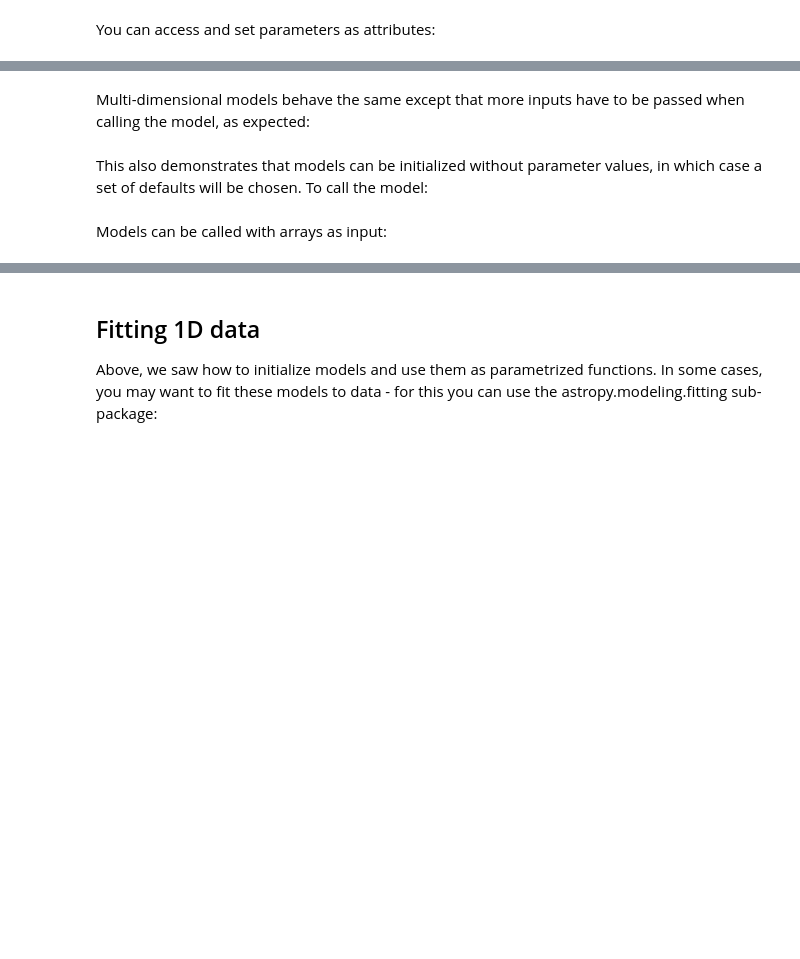
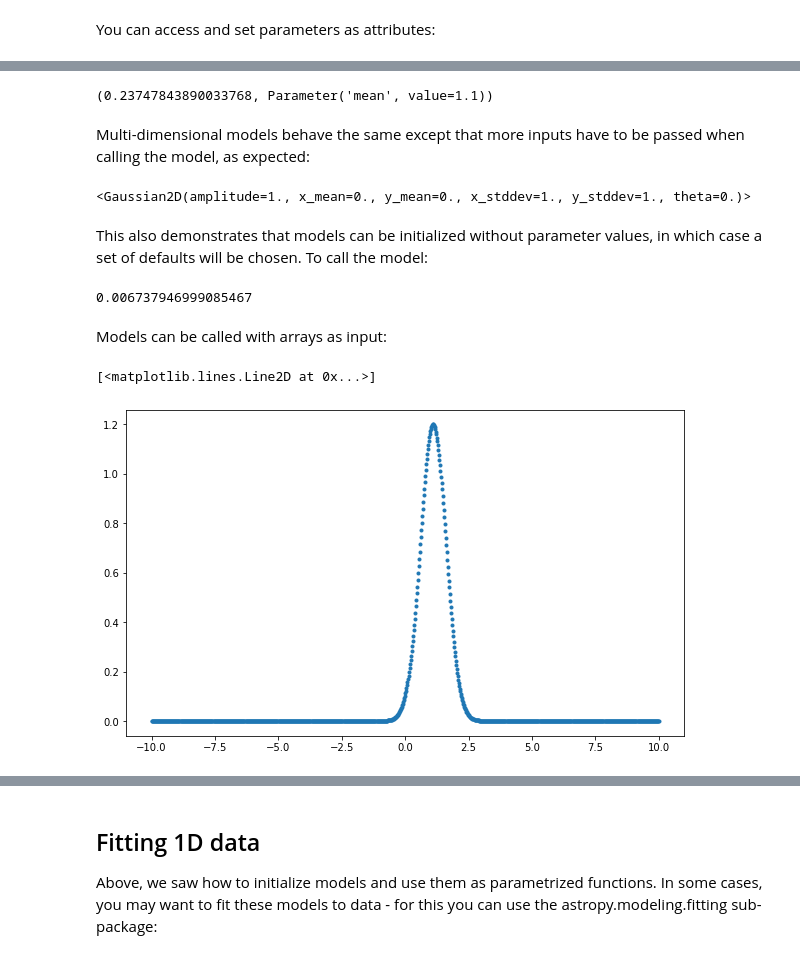
Before and after one commit to bsipocz/ASTR497, a Jupyter notebook: astropy_notebooks/13-modeling.ipynb, the cells around one changed output, grey strips where cells are left out. Drawn from its saved outputs; the diff is of its cells as text; code cells hidden in the pictures; blank space fills up the shorter version.

```diff
--- a/astropy_notebooks/13-modeling.ipynb
+++ b/astropy_notebooks/13-modeling.ipynb
@@ -40,2 +50,5 @@ The astropy.modeling sub-package includes a number of built-in models, which can
 # %% [markdown]
 Once you create a model, you can think of it as a parameterized function:
+# %%
+g = models.Gaussian1D(amplitude=1.2, mean=0.9, stddev=0.5)
+g
@@ -44,6 +71,29 @@ You can access and set parameters as attributes:
+# %%
+g.mean = 1.1
+g(2), g.mean
+# %% [output]
+(0.23747843890033768, Parameter('mean', value=1.1))
 # %% [markdown]
 Multi-dimensional models behave the same except that more inputs have to be passed when calling the model, as expected:
+# %%
+g2 = models.Gaussian2D()
+g2
+# %% [output]
+<Gaussian2D(amplitude=1., x_mean=0., y_mean=0., x_stddev=1., y_stddev=1., theta=0.)>
 # %% [markdown]
 This also demonstrates that models can be initialized without parameter values, in which case a set of defaults will be chosen. To call the model:
+# %%
+g2(1, 3)
+# %% [output]
+0.006737946999085467
 # %% [markdown]
 Models can be called with arrays as input:
+# %%
+import numpy as np
+x = np.linspace(-10, 10, 1000)
+y = np.linspace(-10, 10, 1000)
+# %%
+plt.plot(x, g(x), '.')
+# %% [output]
+[<matplotlib.lines.Line2D at 0x...>]
+[figure, added]
```
Also changed, not shown: parts of 33 cells of this notebook.
